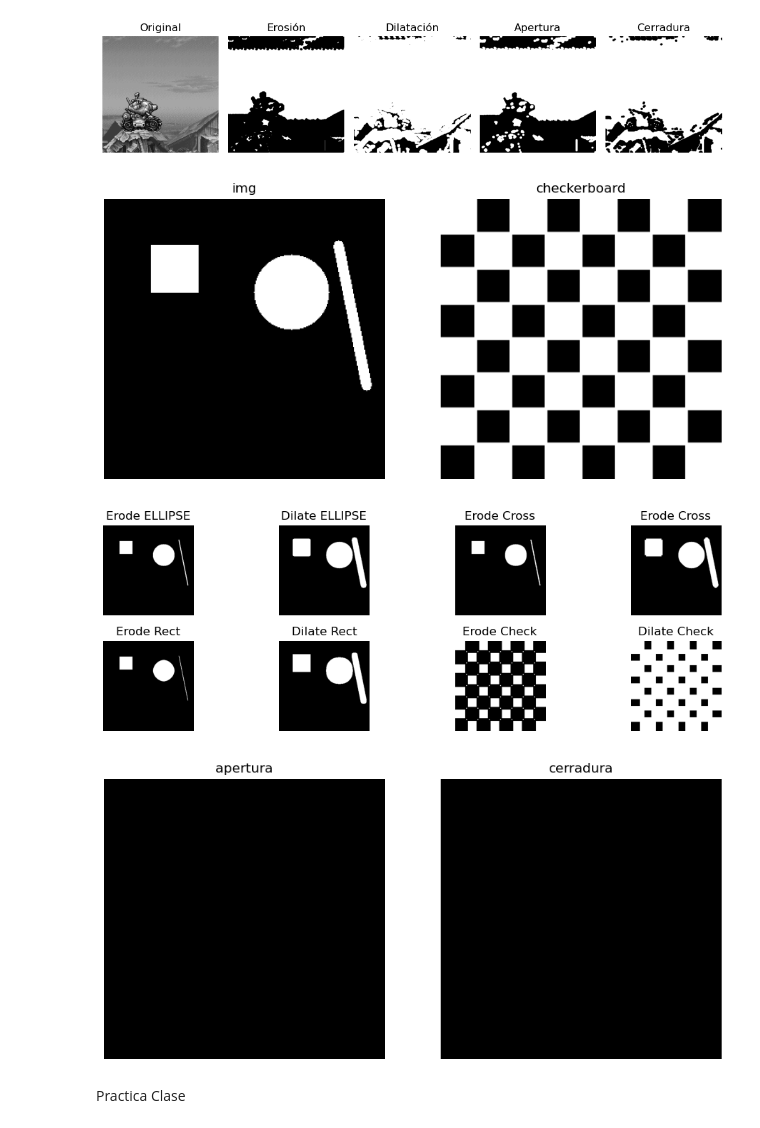
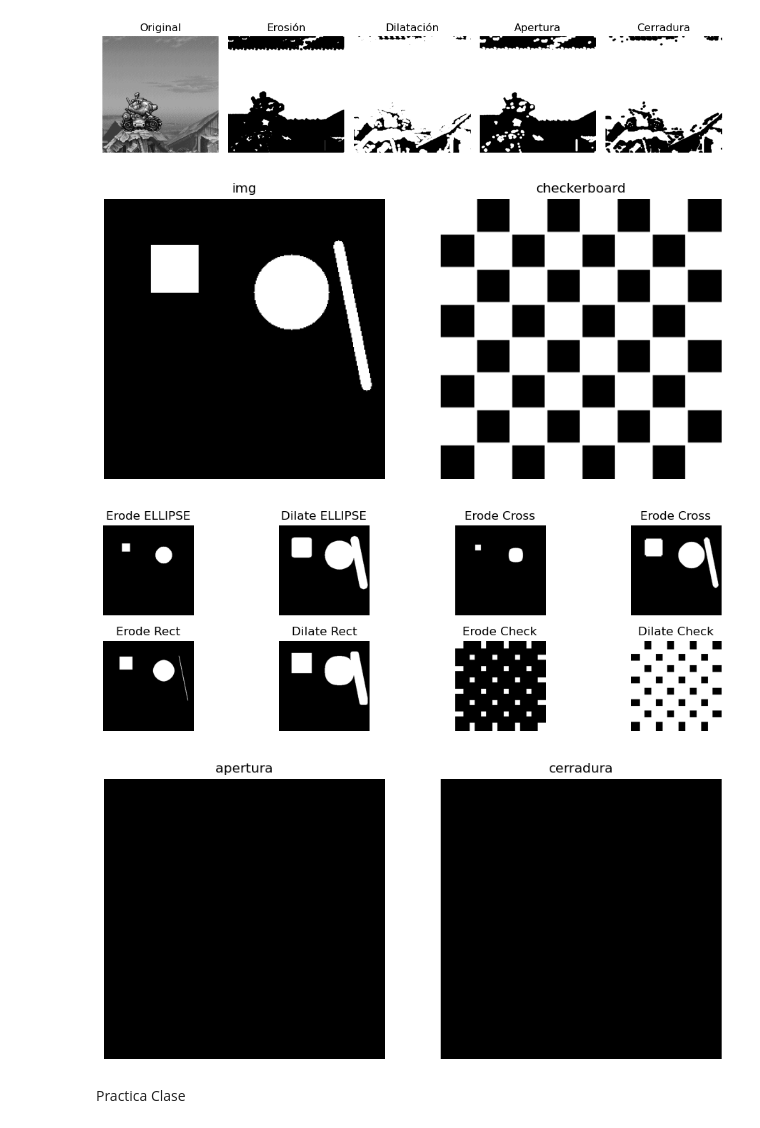
Before and after one commit to Gadi821/ProcIMG, a Jupyter notebook: MorfologiaDigital.ipynb, the cells around one changed output. Saved outputs shown, nothing was run; the diff lists cells and outputs as text; code cells hidden in the pictures.

```diff
--- a/MorfologiaDigital.ipynb
+++ b/MorfologiaDigital.ipynb
@@ -228,22 +228,22 @@ kernel_cross = cv2.getStructuringElement(cv2.MORPH_CROSS, (9, 9))
 kernel_rect = cv2.getStructuringElement(cv2.MORPH_RECT, (9, 9))
 
 #Aplicando
-erode_ellipse = cv2.erode(imagen, kernel_ellipse,iterations=1)
-dilate_ellipse = cv2.dilate(imagen, kernel_ellipse, iterations=1)
+erode_ellipse = cv2.erode(imagen, kernel_ellipse,iterations=3)
+dilate_ellipse = cv2.dilate(imagen, kernel_ellipse, iterations=2)
 
-erode_croos = cv2.erode(imagen, kernel_cross,iterations=1)
+erode_croos = cv2.erode(imagen, kernel_cross,iterations=4)
 dilate_croos = cv2.dilate(imagen, kernel_cross, iterations=1)
 
 erode_rect = cv2.erode(imagen, kernel_rect,iterations=1)
-dilate_rect = cv2.dilate(imagen, kernel_rect, iterations=1)
+dilate_rect = cv2.dilate(imagen, kernel_rect, iterations=2)
 
-erode_check = cv2.erode(check, kernel_ellipse,iterations=1)
+erode_check = cv2.erode(check, kernel_ellipse,iterations=3)
 dilate_check = cv2.dilate(check, kernel_ellipse, iterations=1)
 
 erode_check = cv2.erode(check, kernel_rect,iterations=1)
-dilate_check = cv2.dilate(check, kernel_rect, iterations=1)
+dilate_check = cv2.dilate(check, kernel_rect, iterations=4)
 
-erode_check = cv2.erode(check, kernel_cross,iterations=1)
+erode_check = cv2.erode(check, kernel_cross,iterations=2)
 dilate_check = cv2.dilate(check, kernel_cross, iterations=1)
 
 
@@ -291,34 +291,34 @@ plt.axis('off')
 plt.subplot(3, 4, 7)
 plt.imshow(erode_check, cmap='gray')
 plt.title('Erode Check')
 plt.axis('off')
 
 
 plt.subplot(3, 4, 8)
 plt.imshow(dilate_check, cmap='gray')
 plt.title('Dilate Check')
 plt.axis('off')
 
 plt.tight_layout()
 plt.show()
 
 plt.figure(figsize=(10, 5))
 
 plt.subplot(1, 2, 1)
 plt.imshow(apertura, cmap='gray')
 plt.title('apertura')
 plt.axis('off')
 
 plt.subplot(1, 2, 2)
 plt.imshow(cerradura, cmap='gray')
 plt.title('cerradura')
 plt.axis('off')
 
 
 plt.show()
 # %% [output]
 [figure]
-[figure, old version]
+[figure, new version]
 [figure]
 # %% [markdown]
 Practica Clase
```
